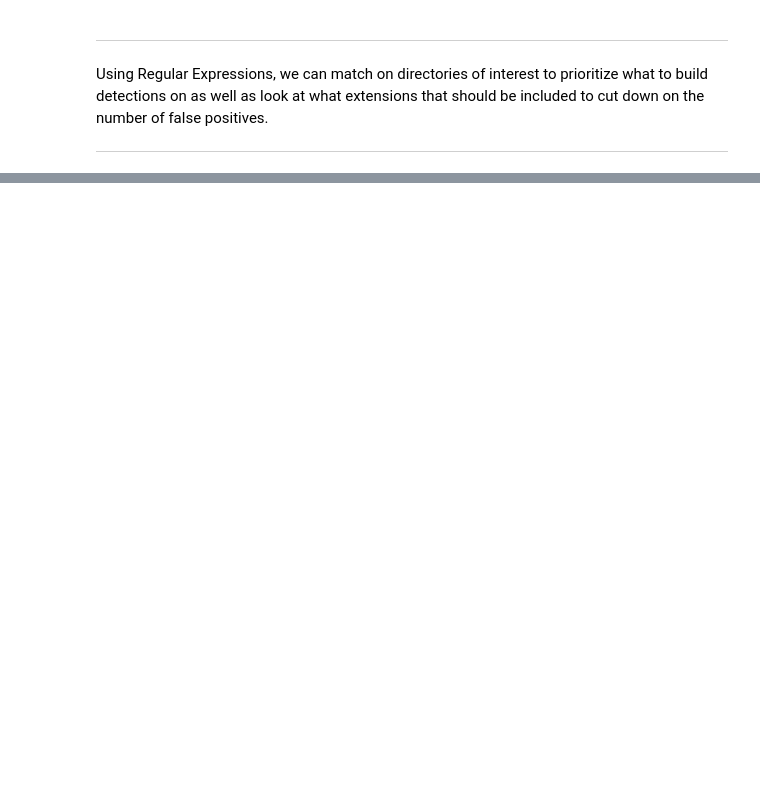
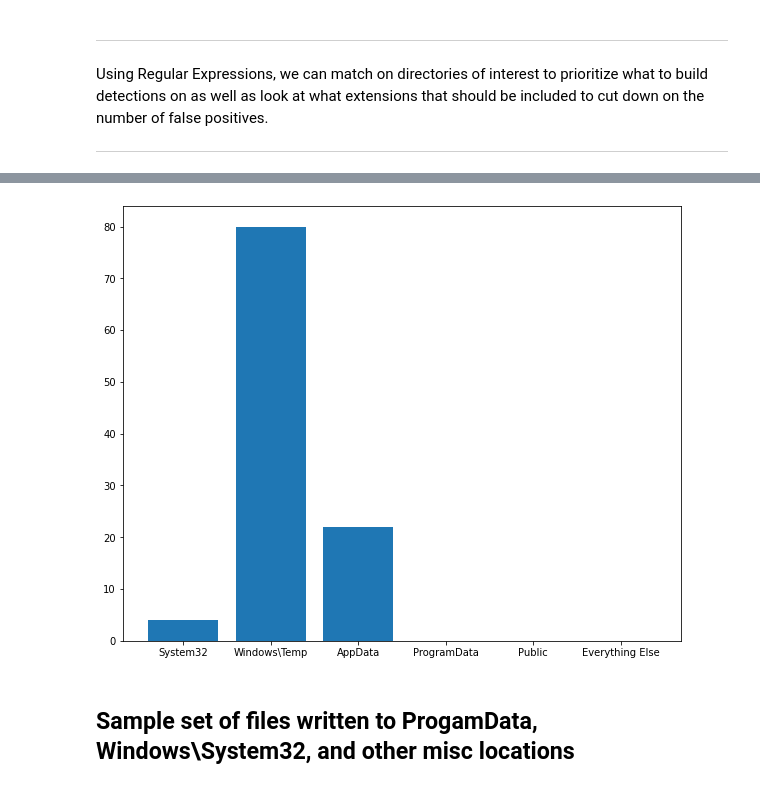
Before and after one commit to BinaryDefense/ThreatHuntingJupyterNotebooks, a Jupyter notebook: MaldocMetrics.ipynb, the cells around one changed output, grey strips where cells are left out. Cells and saved outputs as stored; diff of their text form; code cells hidden in the pictures; blank space fills up the shorter version.

```diff
--- a/MaldocMetrics.ipynb
+++ b/MaldocMetrics.ipynb
@@ -95,8 +111,6 @@ The data we are interested in is:
 With this, we can start setting up the DataFrames used later to present the data.
 ___
 # %%
-#print(json.dumps(behavioursList,indent=4))
-#Pass along and santize the list
 DroppedFiles = []
 CommandExecutions = []
 CommandDict = {}
@@ -135,7 +149,41 @@ for i in behavioursList:
                         DroppedFiles.append(k["path"])
                     if translated != "":
                         DroppedFiles.append(translated.lower())
+            if "files_written" in j["attributes"]:
+                for k in j["attributes"]["files_written"]:
+                    x = re.search("^\/", k)
+                    if x:
+                       pass
+                    else:
+                        translated = ""
+                        if re.search(r"%APPDATA%", k):
+                            translated = re.sub(r"%APPDATA%",r"c:\\users\\infected\\AppData\\Roaming", k)
+                        elif re.search(r"%LOCALAPPDATA%",k):
+                            translated = re.sub(r"%LOCALAPPDATA%",r"c:\\users\\infected\\AppData\\Local", k)
+                        elif re.search(r"%HOMEPATH%",k):
+                            ranslated = re.sub(r"%HOMEPATH%",r"c:\\users\\infected", k)
+                        elif re.search(r"%TEMP%", k):
+                            translated = re.sub(r"%TEMP%",r"c:\\windows\\temp", k)
+                        elif re.search(r"%ALLUSERSPROFILE%", k):
+                            translated = re.sub(r"%ALLUSERSPROFILE%",r"c:\\programdata", k)
+                        elif re.search(r"<SYSTEM32>", k):
+                            translated = re.sub(r"<SYSTEM32>",r"c:\\windows\\system32", k)
+                        elif re.search(r"(%windir%|%WINDIR%)", k):
+                            translated = re.sub(r"(%windir%|%WINDIR%)",r"c:\\windows", k)
+                        elif re.search(r"<USER>", k):
+                            translated = re.sub(r"<USER>",r"infected", k)
+                        elif re.search(r"<DRIVERS>", k):
+                            translated = re.sub(r"<DRIVERS>",r"c:\\windows\\system32\\Drivers", k)
+                        elif re.search(r"^C:\\", k) != True:
+                            pass
+                        elif re.search(r"(<CURRENT_DIR>|<PATH_SAMPLE>)", k):
+                            pass
+                        else:
+                            DroppedFiles.append(k)
+                        if translated != "":
+                            DroppedFiles.append(translated.lower())
 
+DroppedFiles = list(dict.fromkeys(DroppedFiles)) #Remove Duplicates
 FilesWritten = pd.DataFrame({"Files Written":DroppedFiles})
 # %% [markdown]
 ___
@@ -312,0 +408,8 @@ ProgramdataDF.style.set_properties(**{'text-align': 'left'})
+# %%
+figure( figsize=(10, 8))
+plt.bar(["System32","Windows\\Temp","AppData","ProgramData","Public","Everything Else"], PathBarList)
+plt.show()
+# %% [output]
+[figure, added]
+# %% [markdown]
+## Sample set of files written to ProgamData, Windows\\System32, and other misc locations
```
Also changed, not shown: parts of 40 cells of this notebook.
